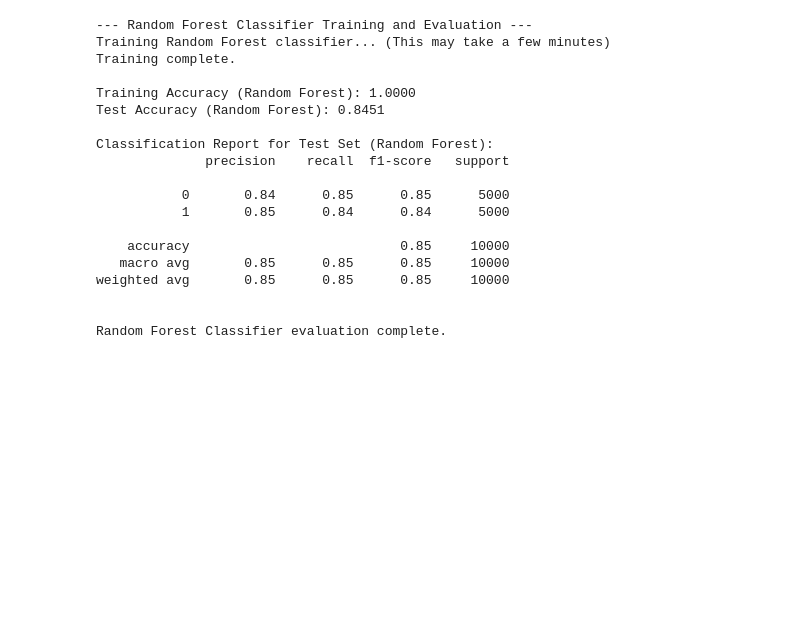
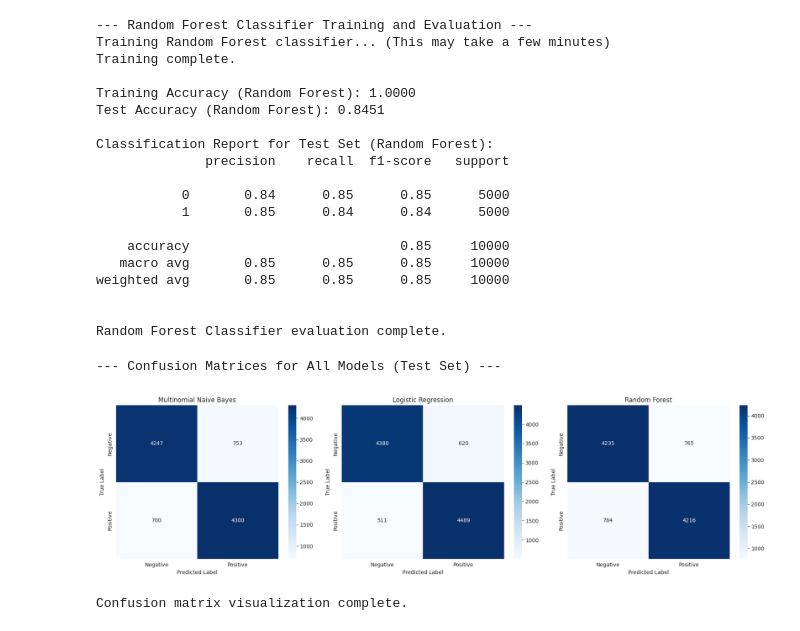
Before and after one commit to Ghadiiz/movie-sentiment-analyzer-nlp, a Jupyter notebook: Movie_Sentiment_Analysis.ipynb, the cells around one changed output. Drawn from its saved outputs; the diff is of its cells as text; code cells hidden in the pictures; blank space fills up the shorter version.

Commit message:
Phase 4 complete: Model evaluation and comparison visualizations

```diff
--- a/Movie_Sentiment_Analysis.ipynb
+++ b/Movie_Sentiment_Analysis.ipynb
@@ -528,3 +528,47 @@ weighted avg       0.85      0.85      0.85     10000
 
 
 Random Forest Classifier evaluation complete.
+# %%
+from sklearn.metrics import confusion_matrix
+import matplotlib.pyplot as plt
+import seaborn as sns
+
+print("\n--- Confusion Matrices for All Models (Test Set) ---")
+
+# Calculate confusion matrices
+cm_mnb = confusion_matrix(y_test, y_test_pred)
+cm_lr = confusion_matrix(y_test, y_test_pred_lr)
+cm_rf = confusion_matrix(y_test, y_test_pred_rf)
+
+# Create a figure with 3 subplots
+fig, axes = plt.subplots(1, 3, figsize=(18, 5))
+
+# Plot Confusion Matrix for Multinomial Naive Bayes
+sns.heatmap(cm_mnb, annot=True, fmt='d', cmap='Blues', ax=axes[0],
+            xticklabels=['Negative', 'Positive'], yticklabels=['Negative', 'Positive'])
+axes[0].set_title('Multinomial Naive Bayes')
+axes[0].set_xlabel('Predicted Label')
+axes[0].set_ylabel('True Label')
+
+# Plot Confusion Matrix for Logistic Regression
+sns.heatmap(cm_lr, annot=True, fmt='d', cmap='Blues', ax=axes[1],
+            xticklabels=['Negative', 'Positive'], yticklabels=['Negative', 'Positive'])
+axes[1].set_title('Logistic Regression')
+axes[1].set_xlabel('Predicted Label')
+axes[1].set_ylabel('True Label')
+
+# Plot Confusion Matrix for Random Forest
+sns.heatmap(cm_rf, annot=True, fmt='d', cmap='Blues', ax=axes[2],
+            xticklabels=['Negative', 'Positive'], yticklabels=['Negative', 'Positive'])
+axes[2].set_title('Random Forest')
+axes[2].set_xlabel('Predicted Label')
+axes[2].set_ylabel('True Label')
+
+plt.tight_layout() # Adjust layout to prevent overlap
+plt.show()
+
+print("Confusion matrix visualization complete.")
+# %% [output]
+--- Confusion Matrices for All Models (Test Set) ---
+[figure, added]
+Confusion matrix visualization complete.
```
Also changed, not shown: parts of 2 cells of this notebook.
